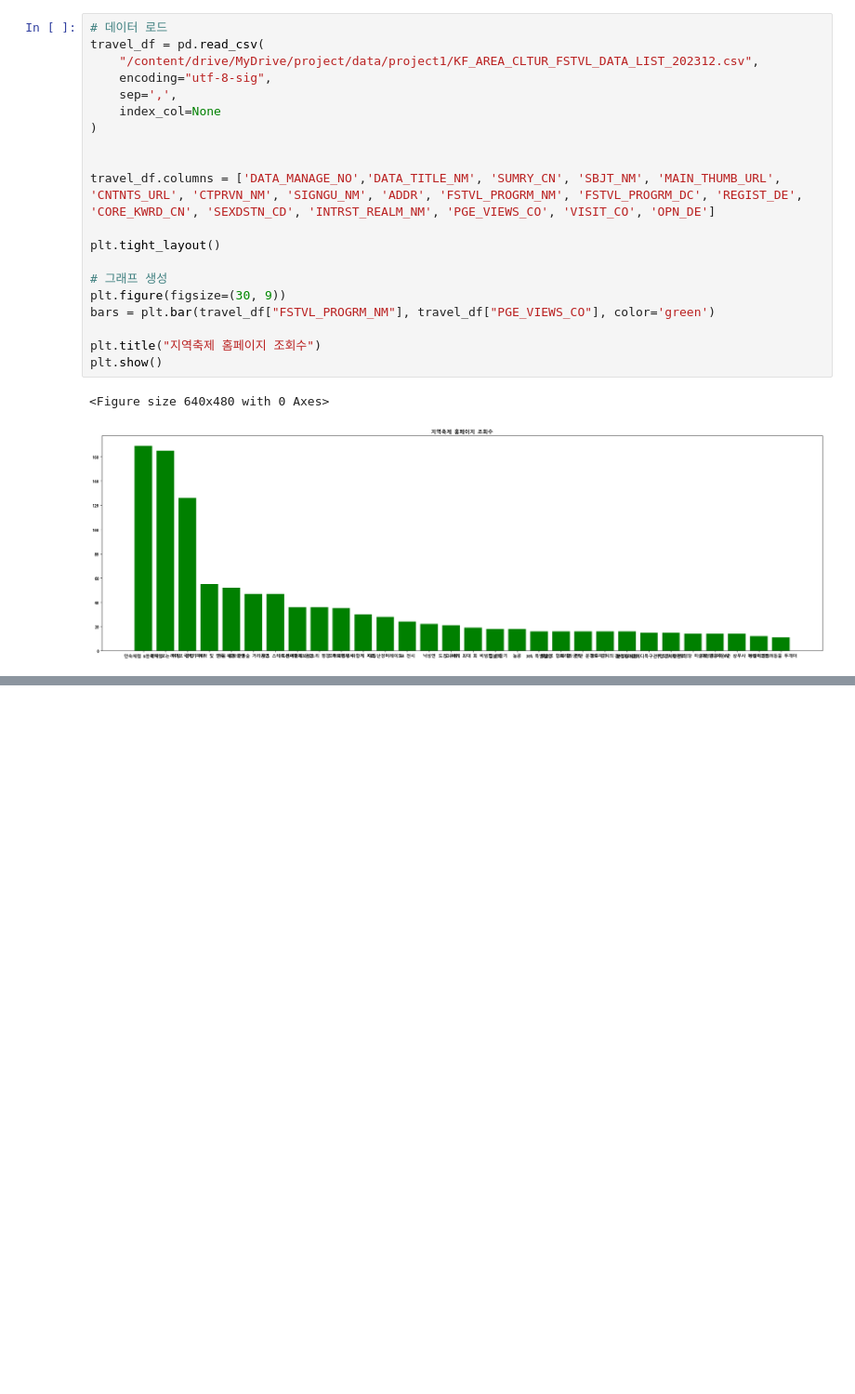
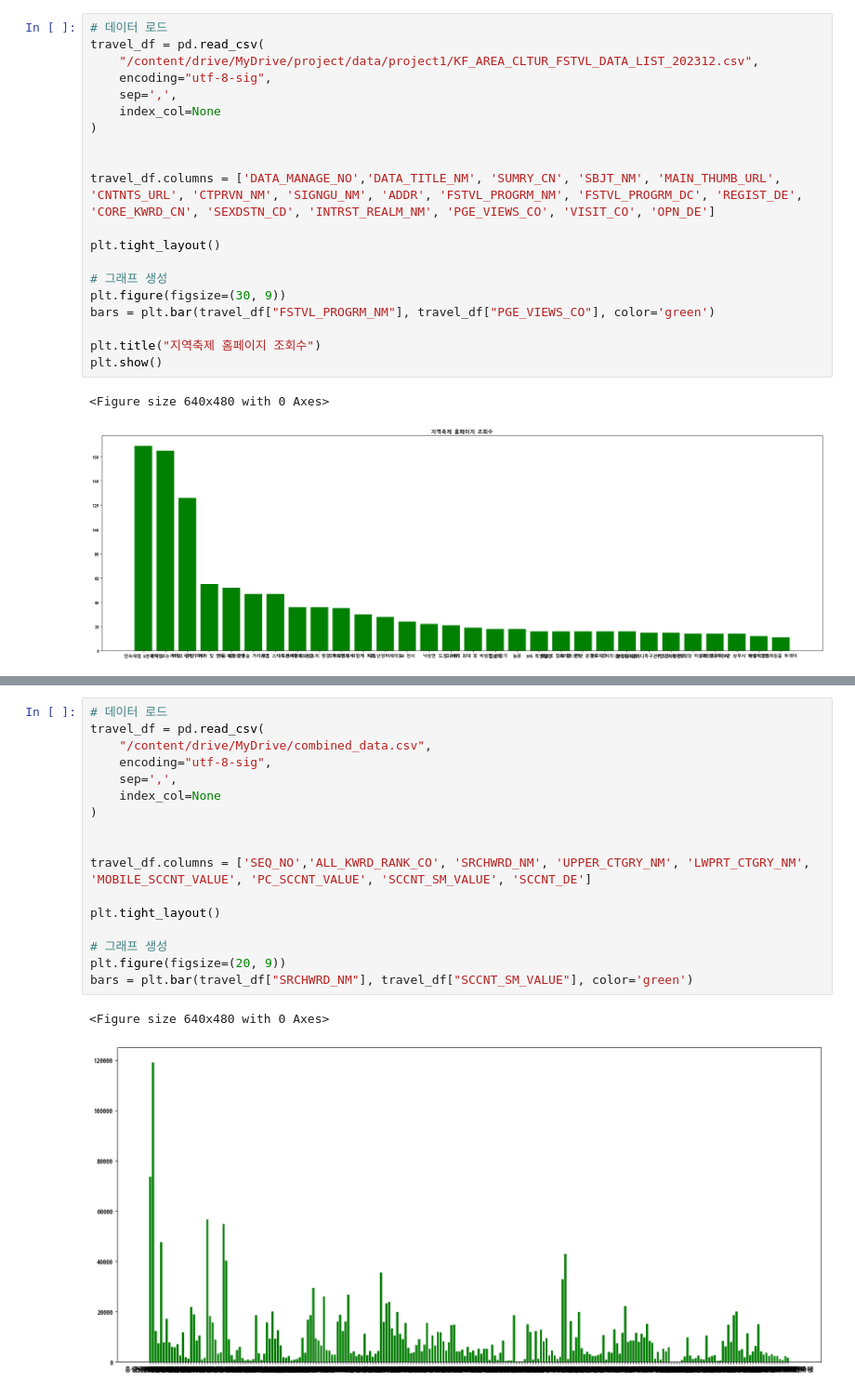
Before and after one commit to kKn00077/techit-travel-data-analysis, a Jupyter notebook: Domestic2.ipynb, the cells around one changed output, grey strips where cells are left out. Shown: that part at 93% size. Drawn from its saved outputs; the diff is of its cells as text; blank space fills up the shorter version.

```diff
--- a/Domestic2.ipynb
+++ b/Domestic2.ipynb
@@ -161,0 +180,20 @@ plt.show()
+# %%
+# 데이터 로드
+travel_df = pd.read_csv(
+    "/content/drive/MyDrive/combined_data.csv",
+    encoding="utf-8-sig",
+    sep=',',
+    index_col=None
+)
+
+
+travel_df.columns = ['SEQ_NO','ALL_KWRD_RANK_CO', 'SRCHWRD_NM', 'UPPER_CTGRY_NM', 'LWPRT_CTGRY_NM', 'MOBILE_SCCNT_VALUE', 'PC_SCCNT_VALUE', 'SCCNT_SM_VALUE', 'SCCNT_DE']
+
+plt.tight_layout()
+
+# 그래프 생성
+plt.figure(figsize=(20, 9))
+bars = plt.bar(travel_df["SRCHWRD_NM"], travel_df["SCCNT_SM_VALUE"], color='green')
+# %% [output]
+<Figure size 640x480 with 0 Axes>
+[figure, added]
```
Also changed, not shown: parts of 6 cells of this notebook.
